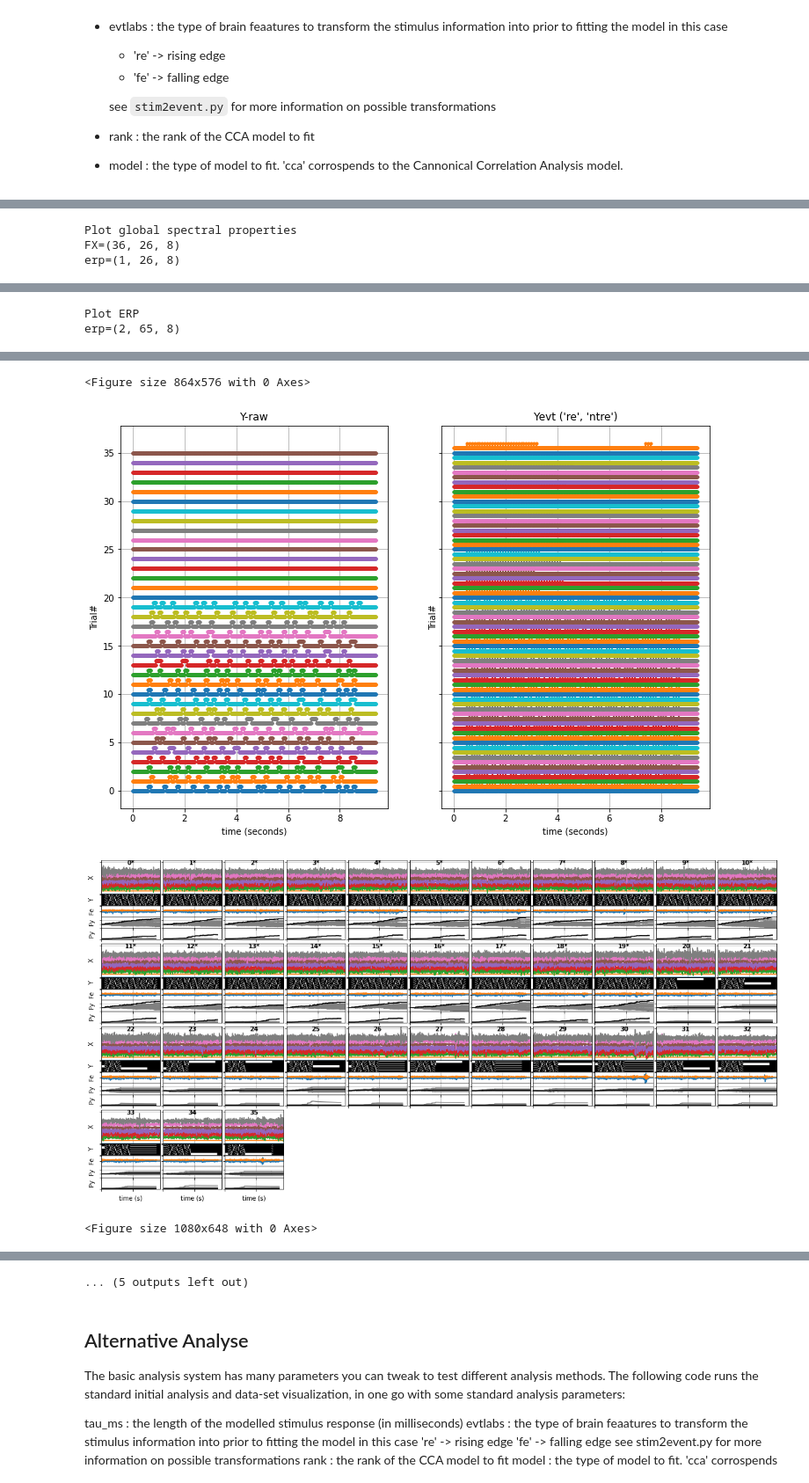
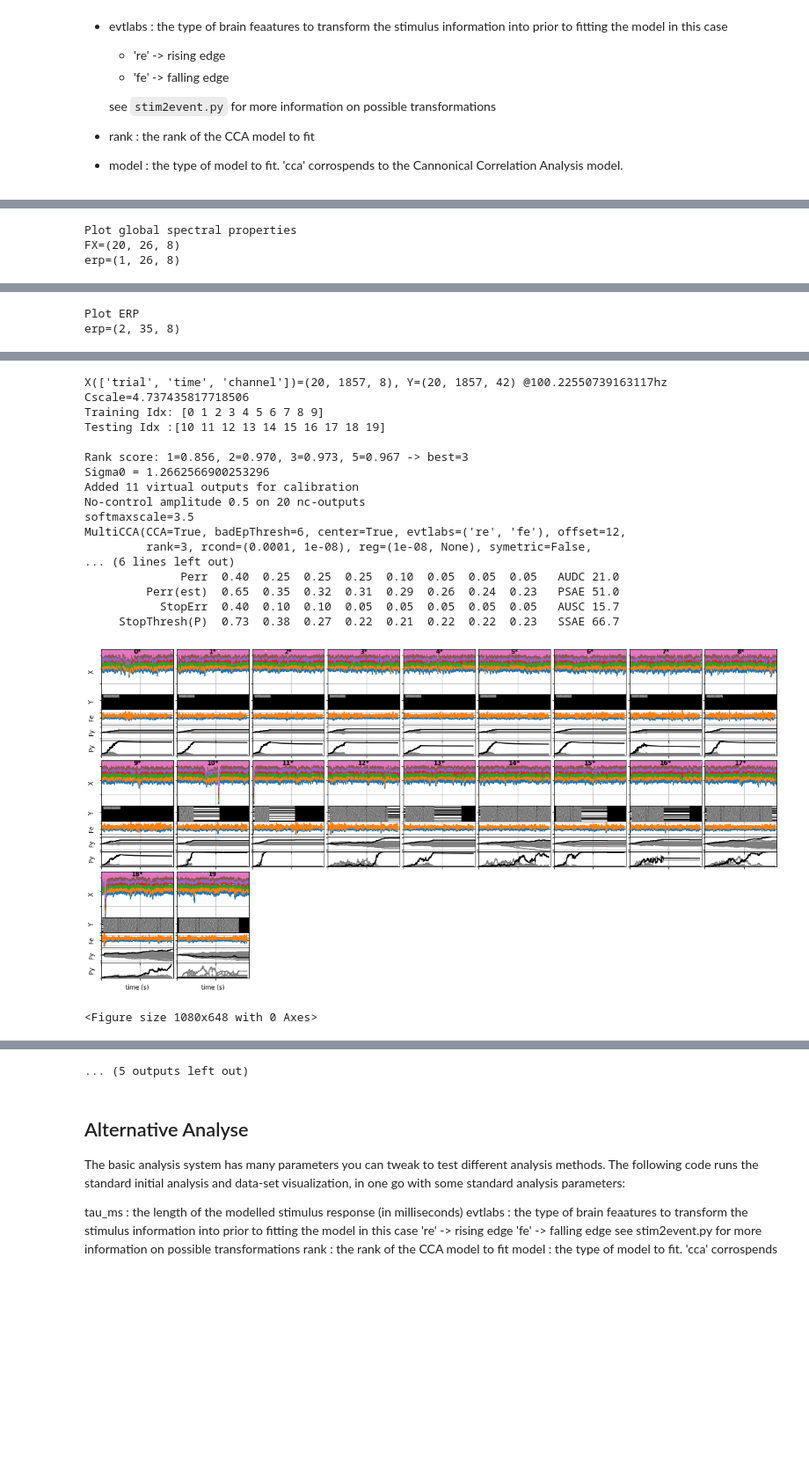
Before and after one commit to mindaffect/pymindaffectBCI, a Jupyter notebook: docs/source/offline_analysis.ipynb, the cells around one changed output, grey strips where cells are left out. Shown at 88% size. Cells and saved outputs as stored; diff of their text form; code cells hidden in the pictures; blank space fills up the shorter version.

Commit message:
score stuff

```diff
--- a/docs/source/offline_analysis.ipynb
+++ b/docs/source/offline_analysis.ipynb
@@ -95,7 +97,7 @@ To reproduce the pre-processing done in the on-line BCI we will set the pre-proc
   * The orginal EEG is sampled 250 times per second.  However, the BCI relevant signal changes at most at 25 times per second, thus the EEG is sampled much more rapidly than needed -- so processing it takes undeeded computational resources.  Thus, we downsmaple the data to save some computation.  To avoid signal-artifacts, as a general 'rule of thumb' you should downsample to about 3 times your maximum signal frequency.  In this  case we use an output sample rate of 4 times, or 100 h with:
   `fs_out=100`
 # %%
-X, Y, coords = load_mindaffectBCI(savefile, stopband=(3,25,'bandpass'), fs_out=100)
+X, Y, coords = load_mindaffectBCI(savefile, stopband=((45,65),(4,25,'bandpass')), fs_out=100)
 # output is: X=eeg, Y=stimulus, coords=meta-info about dimensions of X and Y
 print("EEG: X({}){} @{}Hz".format([c['name'] for c in coords],X.shape,coords[1]['fs']))
 print("STIMULUS: Y({}){}".format([c['name'] for c in coords[:-1]]+['output'],Y.shape))
@@ -179,6 +181,6 @@ This generates many visualizations.  The most important are:
 
  <img src='images/ForwardModel.png' width=200>
 # %%
-clsfr=debug_test_dataset(X, Y, coords,
-                         model='cca', evtlabs=('re','fe'), rank=1, tau_ms=450, offset_ms=200)
+clsfr=debug_test_dataset(X, Y, coords, test_idx=slice(10,None), outputscore='ip',
+                         model='cca', evtlabs=('re','fe'), ranks=(1,2,3,5), tau_ms=350, offset_ms=125)
 # %% [output]
@@ -190,3 +192,3 @@ Plot summary stats
 Plot global spectral properties
-FX=(36, 26, 8)
+FX=(20, 26, 8)
 erp=(1, 26, 8)
@@ -194,2 +196,2 @@ erp=(1, 26, 8)
 Plot ERP
-erp=(2, 65, 8)
+erp=(2, 35, 8)
@@ -214,4 +201,19 @@ Sigma0 = 0.11625191873706685
-<Figure size 864x576 with 0 Axes>
+X(['trial', 'time', 'channel'])=(20, 1857, 8), Y=(20, 1857, 42) @100.22550739163117hz
+Cscale=4.737435817718506
+Training Idx: [0 1 2 3 4 5 6 7 8 9]
+Testing Idx :[10 11 12 13 14 15 16 17 18 19]
+
+Rank score: 1=0.856, 2=0.970, 3=0.973, 5=0.967 -> best=3
+Sigma0 = 1.2662566900253296
+Added 11 virtual outputs for calibration
+No-control amplitude 0.5 on 20 nc-outputs
+softmaxscale=3.5
+MultiCCA(CCA=True, badEpThresh=6, center=True, evtlabs=('re', 'fe'), offset=12,
+         rank=3, rcond=(0.0001, 1e-08), reg=(1e-08, None), symetric=False,
+... (6 lines left out)
+              Perr  0.40  0.25  0.25  0.25  0.10  0.05  0.05  0.05   AUDC 21.0
+         Perr(est)  0.65  0.35  0.32  0.31  0.29  0.26  0.24  0.23   PSAE 51.0
+           StopErr  0.40  0.10  0.10  0.05  0.05  0.05  0.05  0.05   AUSC 15.7
+     StopThresh(P)  0.73  0.38  0.27  0.22  0.21  0.22  0.22  0.23   SSAE 66.7
-[figure, old version]
-[figure, old version]
+[figure, new version]
 <Figure size 1080x648 with 0 Axes>
```
Also changed, not shown: parts of 4 cells of this notebook, 5 other files.
